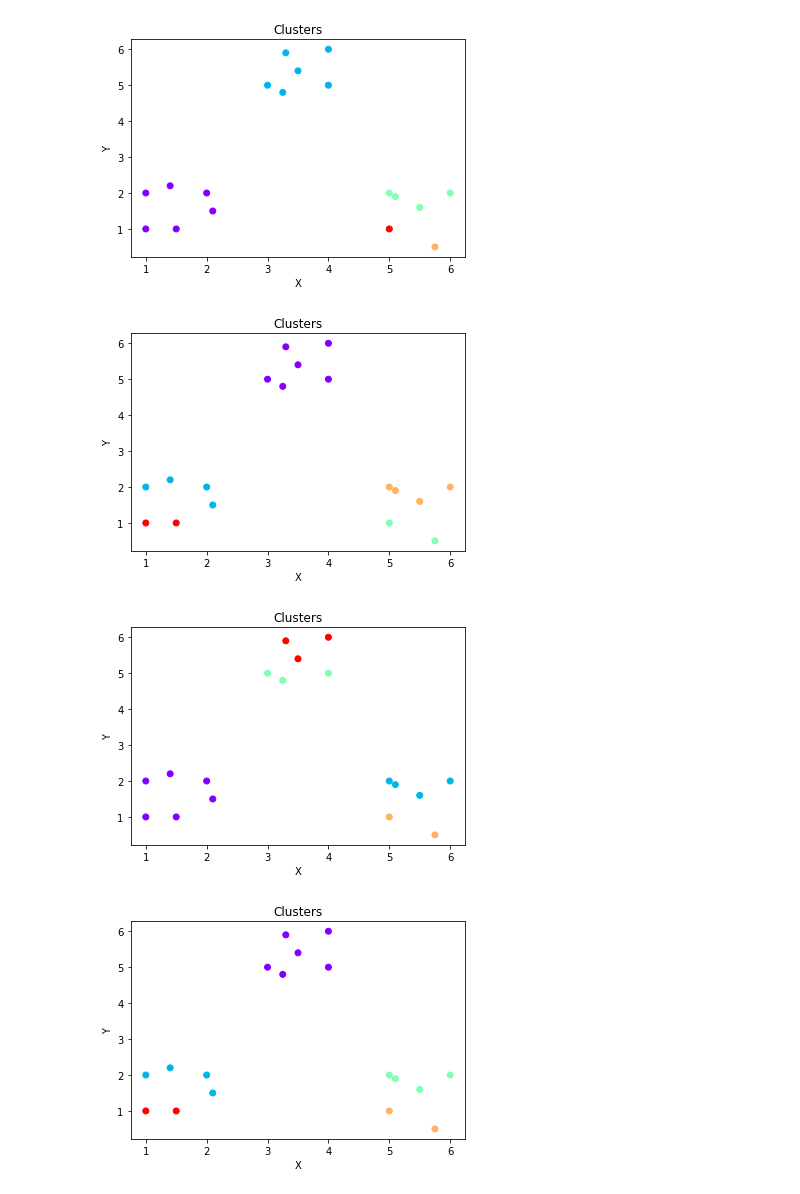
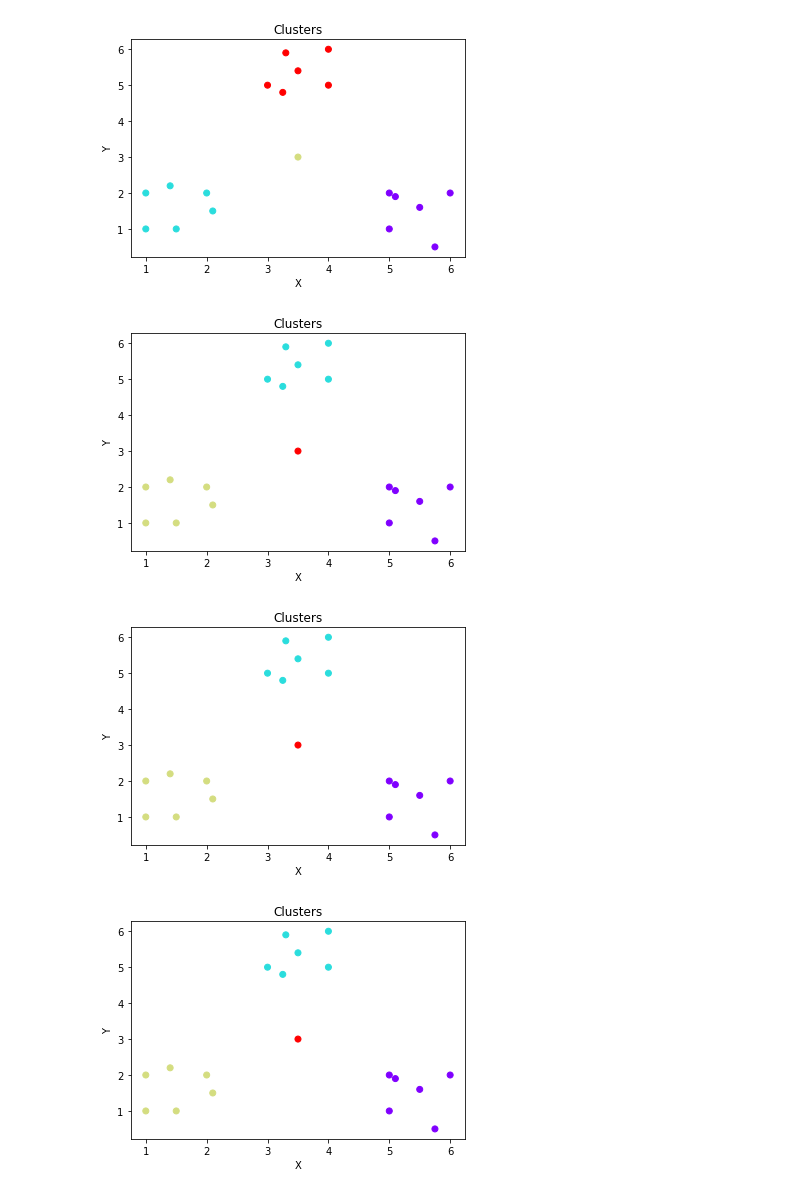
Before and after one commit to Shieldine/clusteranalysis, a Jupyter notebook: Clustering.ipynb, the cells around one changed output. Drawn from its saved outputs; the diff is of its cells as text; code cells hidden in the pictures.

```diff
--- a/Clustering.ipynb
+++ b/Clustering.ipynb
@@ -12,7 +12,8 @@ from sklearn import metrics
 # %%
 data = np.array([[1, 1], [1, 2], [2, 2], [1.5, 1], [2.1, 1.5], [1.4, 2.2],
                  [5, 1], [5, 2], [6, 2], [5.75, 0.5], [5.5, 1.6], [5.1, 1.9],
-                 [4, 5], [4, 6], [3, 5], [3.25, 4.8], [3.5, 5.4], [3.3, 5.9]
+                 [4, 5], [4, 6], [3, 5], [3.25, 4.8], [3.5, 5.4], [3.3, 5.9],
+                 [3.5, 3]
                  ])
 k = 3
 # %%
@@ -47,20 +43,20 @@ Finished after 4 iterations!
 # %%
 # Agglomerative with all linkage methods
 
 data_pd = pd.DataFrame(data, columns=['X', 'Y'])
 linkages = ['single', 'average', 'complete', 'ward']
 for linkage in linkages:
-    hc = AgglomerativeClustering(n_clusters = 5, affinity = 'euclidean', linkage =linkage)
+    hc = AgglomerativeClustering(n_clusters = 4, affinity = 'euclidean', linkage =linkage)
     plt.scatter(data_pd['X'], data_pd['Y'], c = hc.fit_predict(data), cmap ='rainbow')
     plt.title("Clusters")
     plt.ylabel("Y")
     plt.xlabel("X")
     plt.show()
 # %% [output]
-[figure, old version]
+[figure, new version]
-[figure, old version]
+[figure, new version]
-[figure, old version]
+[figure, new version]
-[figure, old version]
+[figure, new version]
 # %%
 # k means as per library, get distortions to plot elbow
 distortions = []
```
Also changed, not shown: parts of 3 cells of this notebook, 2 other files.
